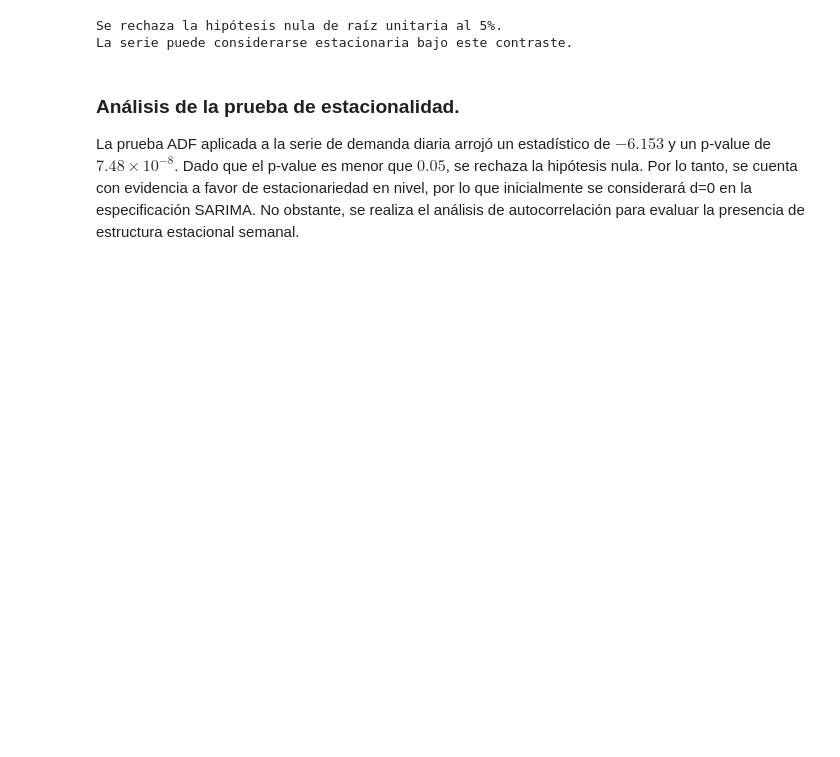
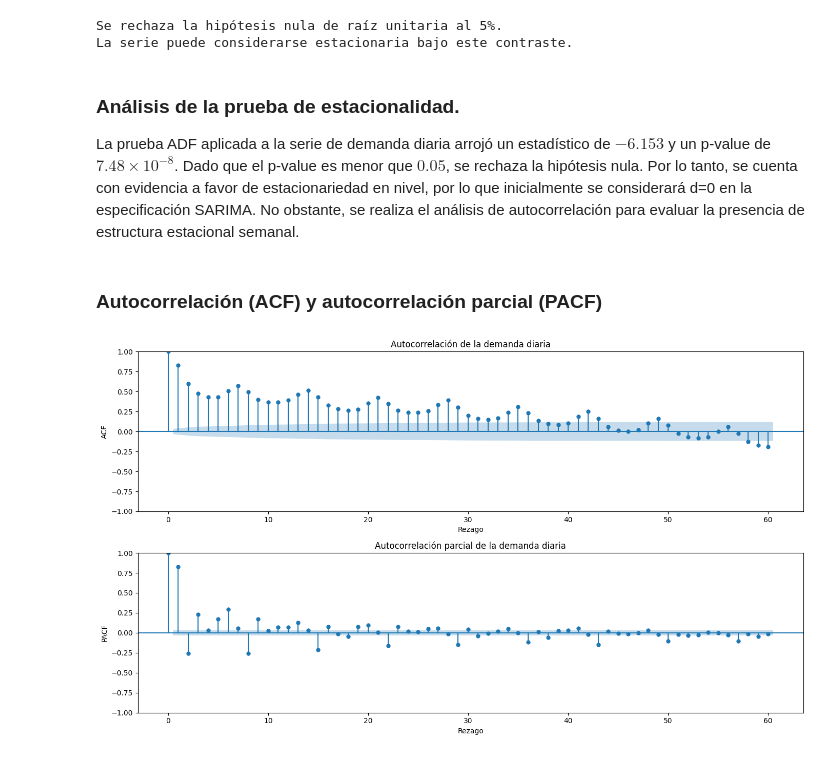
Before and after one commit to joral315/AST1_TF, a Jupyter notebook: notebook_carga_demanda.ipynb, the cells around one changed output. Cells and saved outputs as stored; diff of their text form; code cells hidden in the pictures; blank space fills up the shorter version.

```diff
--- a/notebook_carga_demanda.ipynb
+++ b/notebook_carga_demanda.ipynb
@@ -329,3 +336,25 @@ La serie puede considerarse estacionaria bajo este contraste.
 # %% [markdown]
 ### Análisis de la prueba de estacionalidad.
 La prueba ADF aplicada a la serie de demanda diaria arrojó un estadístico de $−6.153$ y un p-value de $7.48×10^{−8}$. Dado que el p-value es menor que $0.05$, se rechaza la hipótesis nula. Por lo tanto, se cuenta con evidencia a favor de estacionariedad en nivel, por lo que inicialmente se considerará d=0 en la especificación SARIMA. No obstante, se realiza el análisis de autocorrelación para evaluar la presencia de estructura estacional semanal.
+# %% [markdown]
+### Autocorrelación (ACF) y autocorrelación parcial (PACF)
+# %%
+from statsmodels.graphics.tsaplots import plot_acf, plot_pacf
+
+# Se calculan ACF y PACF sobre la serie diaria regularizada.
+fig, axes = plt.subplots(2, 1, figsize=(14, 8))
+
+plot_acf(serie_mstl_demanda.dropna(), lags=60, ax=axes[0])
+axes[0].set_title("Autocorrelación de la demanda diaria")
+axes[0].set_xlabel("Rezago")
+axes[0].set_ylabel("ACF")
+
+plot_pacf(serie_mstl_demanda.dropna(), lags=60, ax=axes[1], method="ywm")
+axes[1].set_title("Autocorrelación parcial de la demanda diaria")
+axes[1].set_xlabel("Rezago")
+axes[1].set_ylabel("PACF")
+
+plt.tight_layout()
+plt.show()
+# %% [output]
+[figure, added]
```
Also changed, not shown: parts of 29 cells of this notebook, 17 other files.
